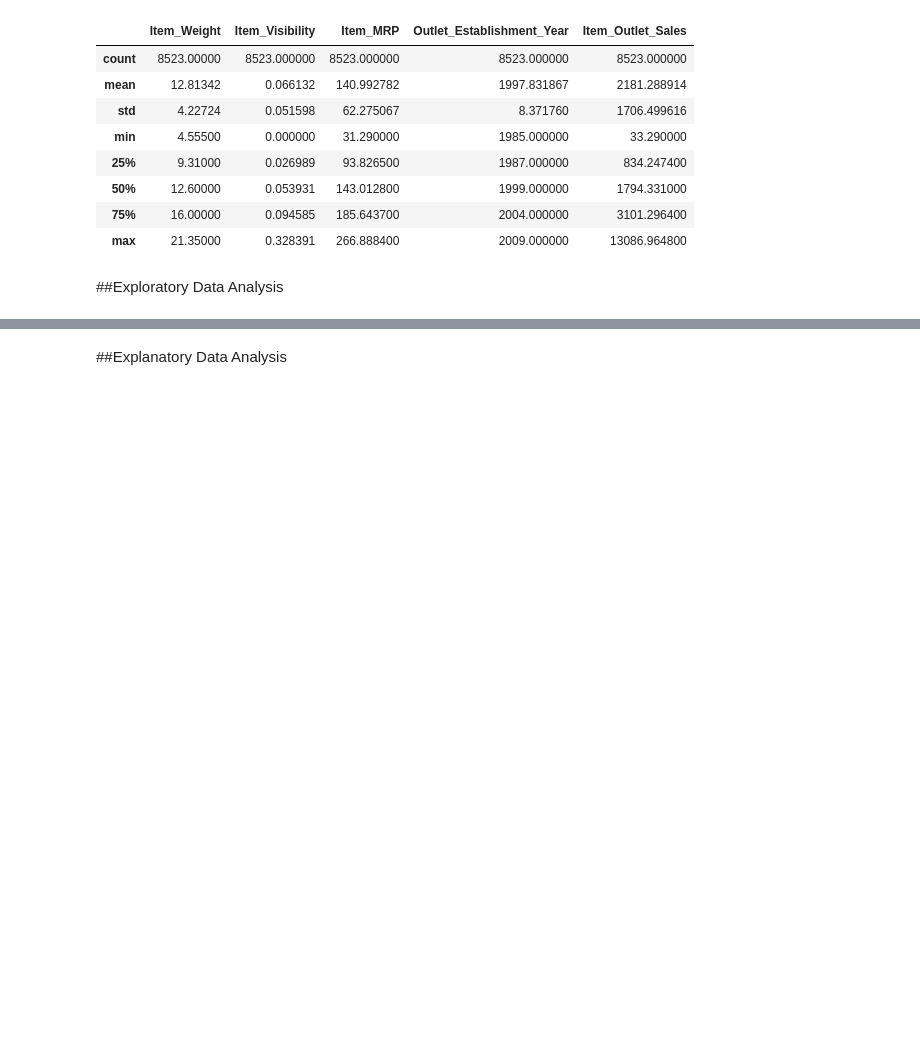
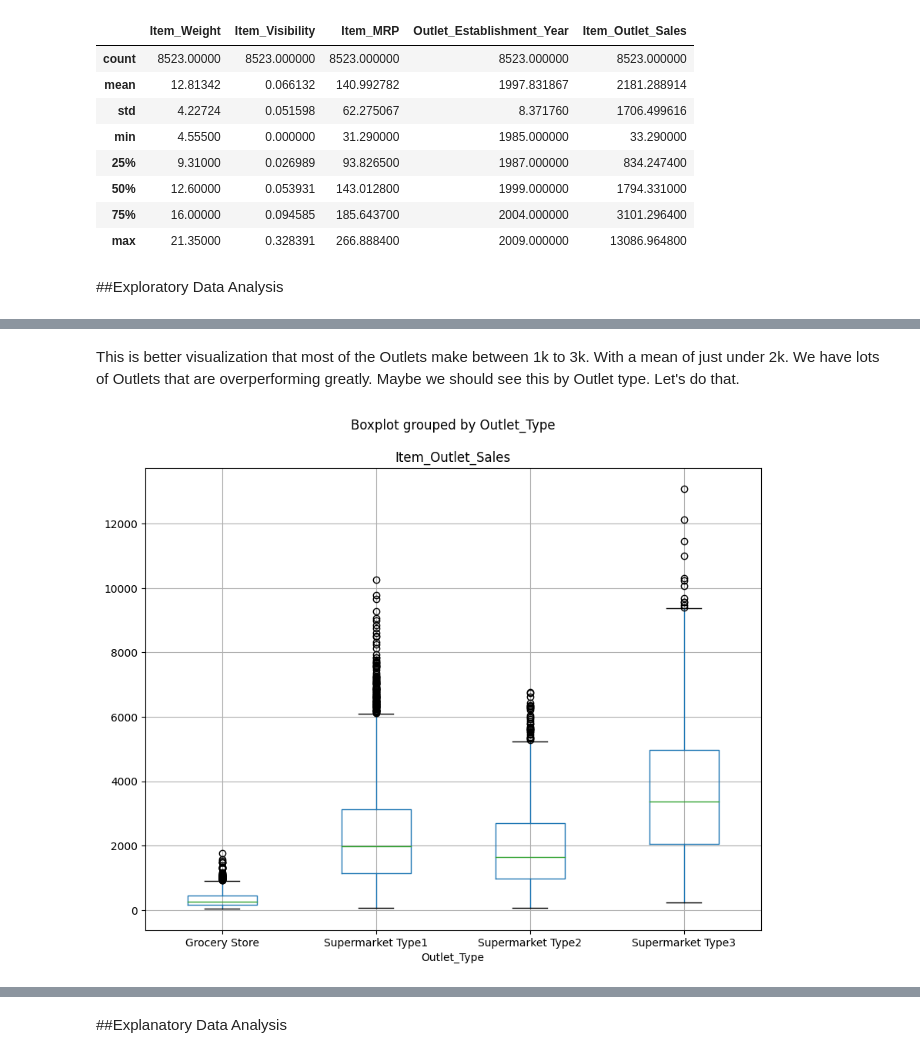
Before and after one commit to BenjaminEngel919/Prediction-of-Product-Sales, a Jupyter notebook: Prediction_of_product_sales.ipynb, the cells around one changed output, grey strips where cells are left out. Drawn from its saved outputs; the diff is of its cells as text; code cells hidden in the pictures; blank space fills up the shorter version.

```diff
--- a/Prediction_of_product_sales.ipynb
+++ b/Prediction_of_product_sales.ipynb
@@ -275,0 +360,8 @@ sales_predictions.describe(include = 'number')
+# %% [markdown]
+This is better visualization that most of the Outlets make between 1k to 3k. With a mean of just under 2k. We have lots of Outlets that are overperforming greatly. Maybe we should see this by Outlet type. Let's do that.
+# %%
+## Define a MatplotLib ax object using pandas' .boxplot()
+## Use 'by=' to differentiate labels
+ax = sales_predictions.boxplot(column = 'Item_Outlet_Sales', by = 'Outlet_Type', figsize = (10,8))
+# %% [output]
+[figure, added]
```
Also changed, not shown: parts of 14 cells of this notebook.
